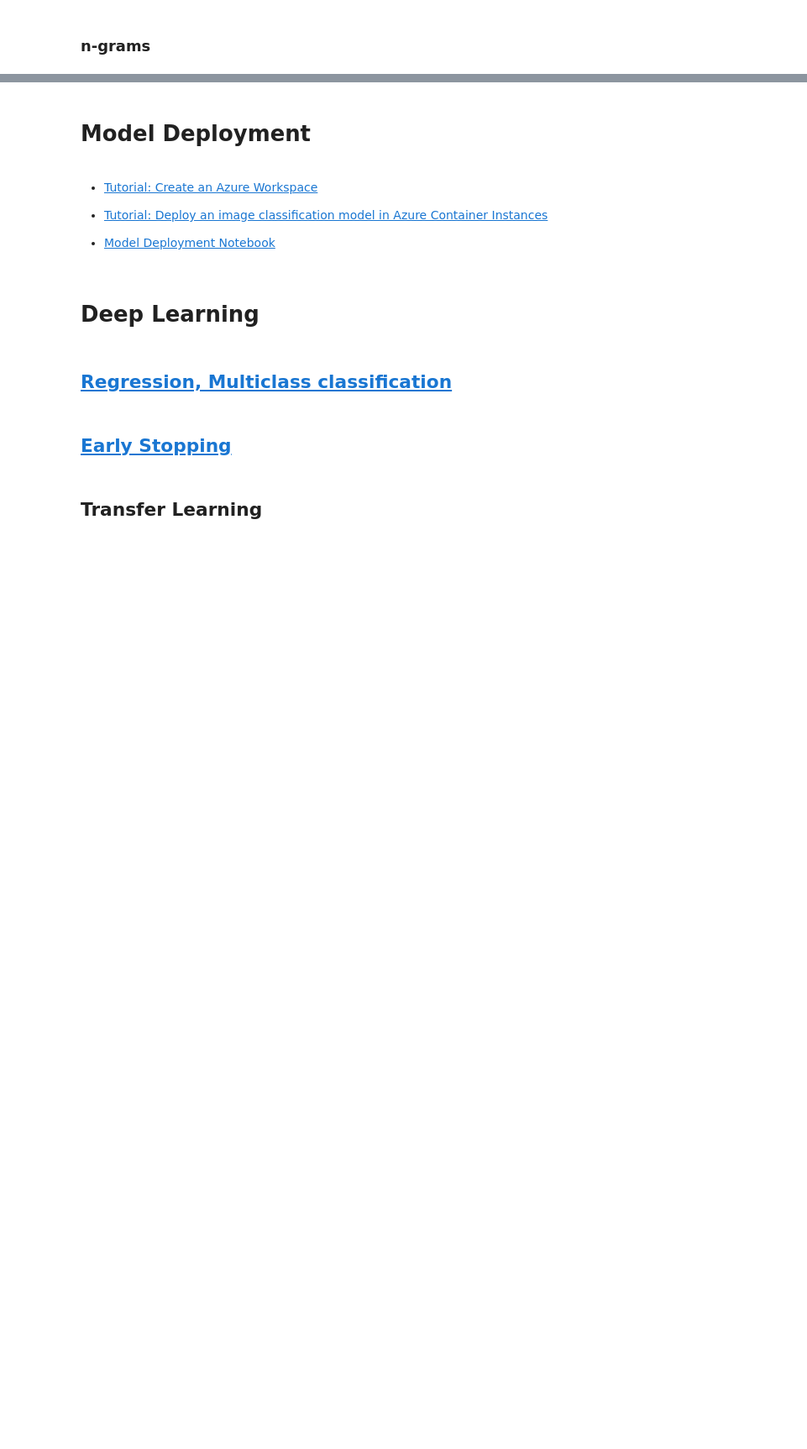
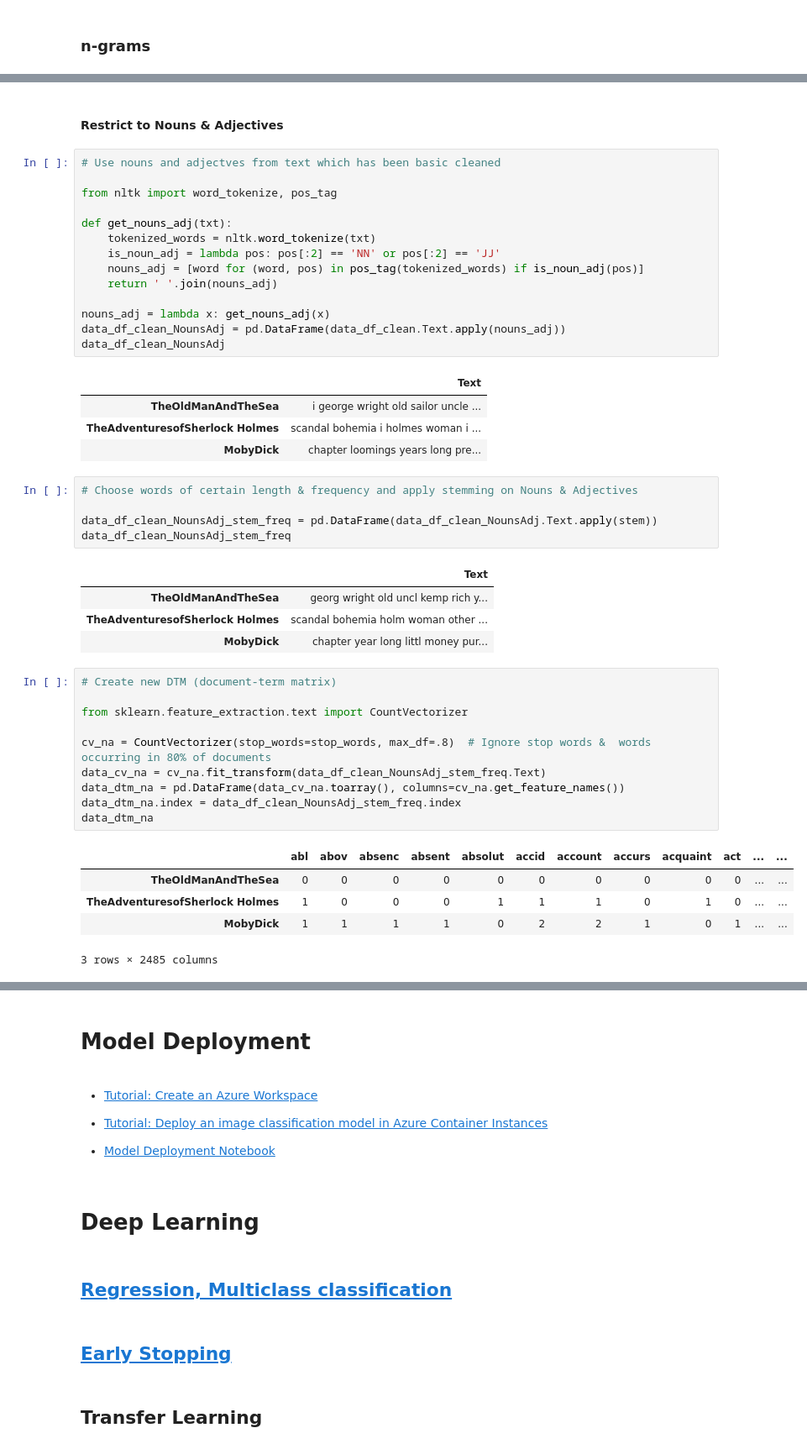
Before and after one commit to ebharucha/Misc, a Jupyter notebook: Cheat Sheet.ipynb, the cells around one changed output, grey strips where cells are left out. Shown at 84% size. Saved outputs shown, nothing was run; the diff lists cells and outputs as text; blank space fills up the shorter version.

```diff
--- a/Cheat Sheet.ipynb
+++ b/Cheat Sheet.ipynb
@@ -1218,0 +1261,47 @@ print(model.predict(vect.transform(['not an issue, phone is working',
+# %% [markdown]
+#### Restrict to Nouns & Adjectives
+# %%
+# Use nouns and adjectves from text which has been basic cleaned
+
+from nltk import word_tokenize, pos_tag
+
+def get_nouns_adj(txt):
+    tokenized_words = nltk.word_tokenize(txt)
+    is_noun_adj = lambda pos: pos[:2] == 'NN' or pos[:2] == 'JJ'
+    nouns_adj = [word for (word, pos) in pos_tag(tokenized_words) if is_noun_adj(pos)]
+    return ' '.join(nouns_adj)
+
+nouns_adj = lambda x: get_nouns_adj(x)
+data_df_clean_NounsAdj = pd.DataFrame(data_df_clean.Text.apply(nouns_adj))
+data_df_clean_NounsAdj
+# %% [output]
+|  | Text |
+| TheOldManAndTheSea | i george wright old sailor uncle ... |
+| TheAdventuresofSherlock Holmes | scandal bohemia i holmes woman i ... |
+| MobyDick | ﻿ chapter loomings years long pre... |
+# %%
+# Choose words of certain length & frequency and apply stemming on Nouns & Adjectives
+
+data_df_clean_NounsAdj_stem_freq = pd.DataFrame(data_df_clean_NounsAdj.Text.apply(stem))
+data_df_clean_NounsAdj_stem_freq
+# %% [output]
+|  | Text |
+| TheOldManAndTheSea | georg wright old uncl kemp rich y... |
+| TheAdventuresofSherlock Holmes | scandal bohemia holm woman other ... |
+| MobyDick | chapter year long littl money pur... |
+# %%
+# Create new DTM (document-term matrix)
+
+from sklearn.feature_extraction.text import CountVectorizer
+
+cv_na = CountVectorizer(stop_words=stop_words, max_df=.8)  # Ignore stop words &  words occurring in 80% of documents
+data_cv_na = cv_na.fit_transform(data_df_clean_NounsAdj_stem_freq.Text)
+data_dtm_na = pd.DataFrame(data_cv_na.toarray(), columns=cv_na.get_feature_names())
+data_dtm_na.index = data_df_clean_NounsAdj_stem_freq.index
+data_dtm_na
+# %% [output]
+|  | abl | abov | absenc | absent | absolut | accid | account | accurs | acquaint | act | ... | ... |
+| TheOldManAndTheSea | 0 | 0 | 0 | 0 | 0 | 0 | 0 | 0 | 0 | 0 | ... | ... |
+| TheAdventuresofSherlock Holmes | 1 | 0 | 0 | 0 | 1 | 1 | 1 | 0 | 1 | 0 | ... | ... |
+| MobyDick | 1 | 1 | 1 | 1 | 0 | 2 | 2 | 1 | 0 | 1 | ... | ... |
+3 rows × 2485 columns
```
Also changed, not shown: parts of 78 cells of this notebook, 9 other files.
